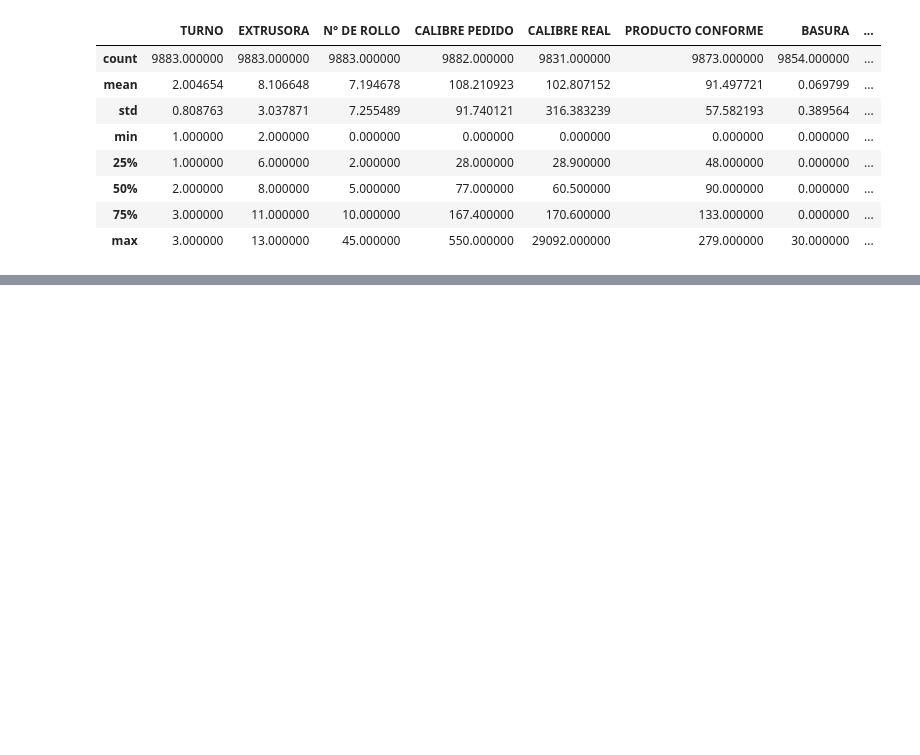
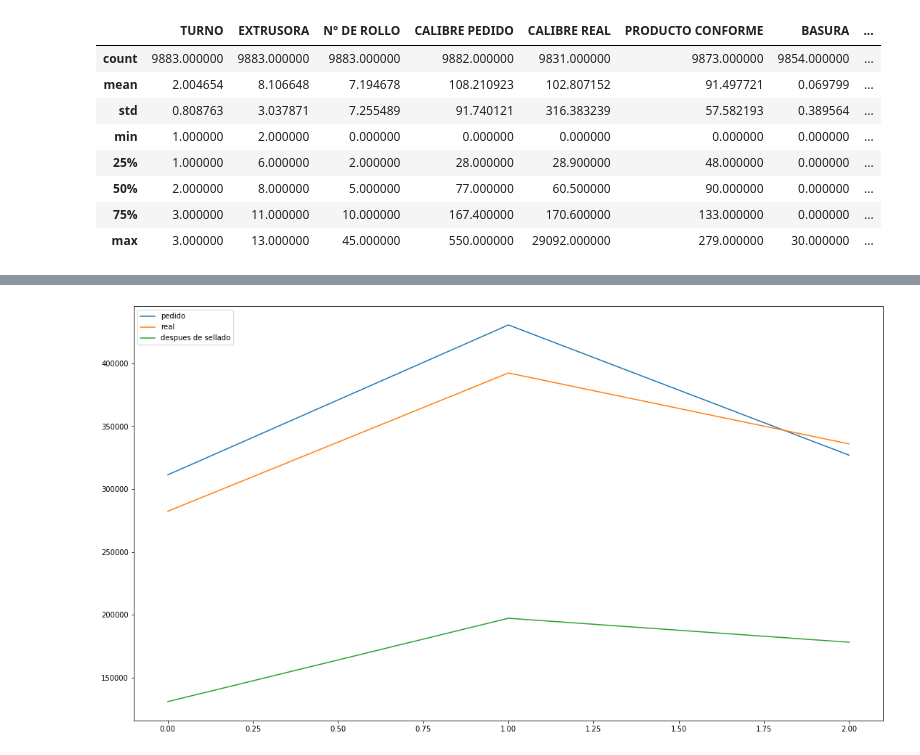
Before and after one commit to zs10011598/dci4, a Jupyter notebook: DATOS_RETO/descx_8.ipynb, the cells around one changed output, grey strips where cells are left out. Cells and saved outputs as stored; diff of their text form; code cells hidden in the pictures; blank space fills up the shorter version.

```diff
--- a/DATOS_RETO/descx_8.ipynb
+++ b/DATOS_RETO/descx_8.ipynb
@@ -106,0 +105,22 @@ plt.show()
+# %%
+# cada 3 meses
+pedido_mes = df_ex.groupby(['month']).sum()['CALIBRE PEDIDO']
+pedido_mes3 = pd.DataFrame([sum(x) for x in slide_window(pedido_mes, 3, 3)])
+
+real_mes = df_ex.groupby(['month']).sum()['CALIBRE REAL']
+real_mes3 = pd.DataFrame([sum(x) for x in slide_window(real_mes, 3, 3)])
+
+calibre_mes = df_se.groupby(['month']).sum()['CALIBRE']
+calibre_mes3 = pd.DataFrame([sum(x) for x in slide_window(calibre_mes, 3, 3)])
+# %%
+fig = plt.figure()
+fig.set_size_inches(18.5, 10.5, forward=True)
+
+plt.plot(pedido_mes3.index, pedido_mes3, label='pedido')
+plt.plot(real_mes3.index, real_mes3, label='real')
+plt.plot(calibre_mes3.index, calibre_mes3, label='despues de sellado')
+plt.legend(loc='upper left')
+
+plt.show()
+# %% [output]
+[figure, added]
```
Also changed, not shown: parts of 4 cells of this notebook.
